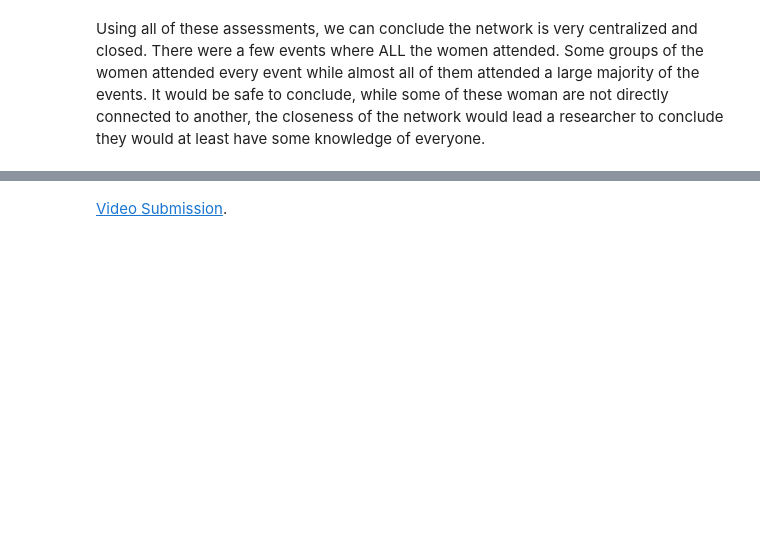
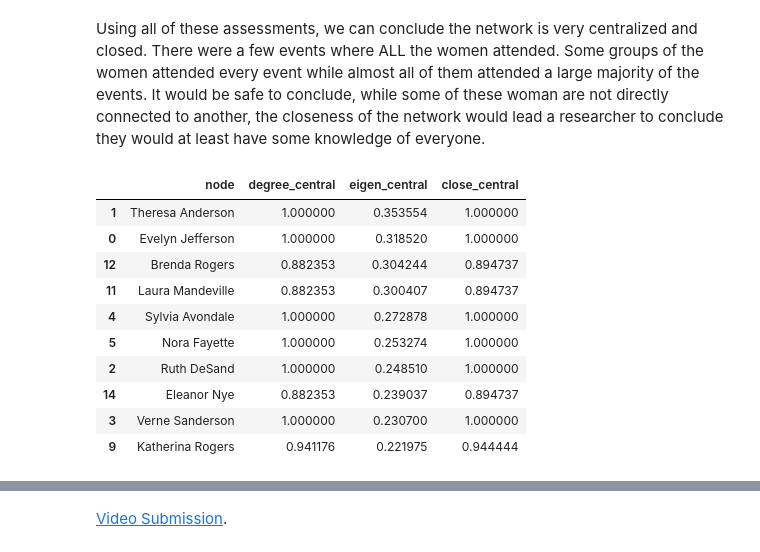
Before and after one commit to kelloggjohnd/Data620-Web_Analytics, a Jupyter notebook: Week 6/hw_6_davis_clubs.ipynb, the cells around one changed output, grey strips where cells are left out. Drawn from its saved outputs; the diff is of its cells as text; code cells hidden in the pictures; blank space fills up the shorter version.

Commit message:
a few updates for centrality.

```diff
--- a/Week 6/hw_6_davis_clubs.ipynb
+++ b/Week 6/hw_6_davis_clubs.ipynb
@@ -113,2 +117,48 @@ nx.draw_networkx(e, width=weights, edge_color=weights)
 # %% [markdown]
 Using all of these assessments, we can conclude the network is very centralized and closed.  There were a few events where ALL the women attended.  Some groups of the women attended every event while almost all of them attended a large majority of the events.  It would be safe to conclude, while some of these woman are not directly connected to another, the closeness of the network would lead a researcher to conclude they would at least have some knowledge of everyone.
+# %%
+def _get_metric(metric_name, network):
+    metric_dict = {
+        "degree": nx.degree_centrality(network),
+        "eigen": nx.eigenvector_centrality_numpy(network),
+        "close": nx.closeness_centrality(network),
+        "between": nx.betweenness_centrality(network)
+    }
+    return metric_dict[metric_name]
+
+def make_centrality(network, metric_name):
+    metric = _get_metric(metric_name, network)
+    _sort=sorted(metric.items(),
+          key=lambda x:x[1],
+          reverse=True)
+    metric_df = pd.DataFrame(_sort, columns=['node',
+                                             f"{metric_name}_central"])
+    return metric_df
+
+def make_merge(df_list):
+    from functools import reduce
+    df_final = reduce(
+        lambda left,right: pd.merge(left,right,on='node',
+                                    how="inner"),
+        df_list
+    )
+    return df_final
+# %%
+metrics = ["degree", "eigen", "close"]
+df_list = [make_centrality(e, metric) for metric in metrics]
+# %%
+metric_df = make_merge(df_list)
+# %%
+metric_df.sort_values("eigen_central", ascending=False).head(10)
+# %% [output]
+|  | node | degree_central | eigen_central | close_central |
+| 1 | Theresa Anderson | 1.000000 | 0.353554 | 1.000000 |
+| 0 | Evelyn Jefferson | 1.000000 | 0.318520 | 1.000000 |
+| 12 | Brenda Rogers | 0.882353 | 0.304244 | 0.894737 |
+| 11 | Laura Mandeville | 0.882353 | 0.300407 | 0.894737 |
+| 4 | Sylvia Avondale | 1.000000 | 0.272878 | 1.000000 |
+| 5 | Nora Fayette | 1.000000 | 0.253274 | 1.000000 |
+| 2 | Ruth DeSand | 1.000000 | 0.248510 | 1.000000 |
+| 14 | Eleanor Nye | 0.882353 | 0.239037 | 0.894737 |
+| 3 | Verne Sanderson | 1.000000 | 0.230700 | 1.000000 |
+| 9 | Katherina Rogers | 0.941176 | 0.221975 | 0.944444 |
```
Also changed, not shown: parts of 3 cells of this notebook, 4 other files.
